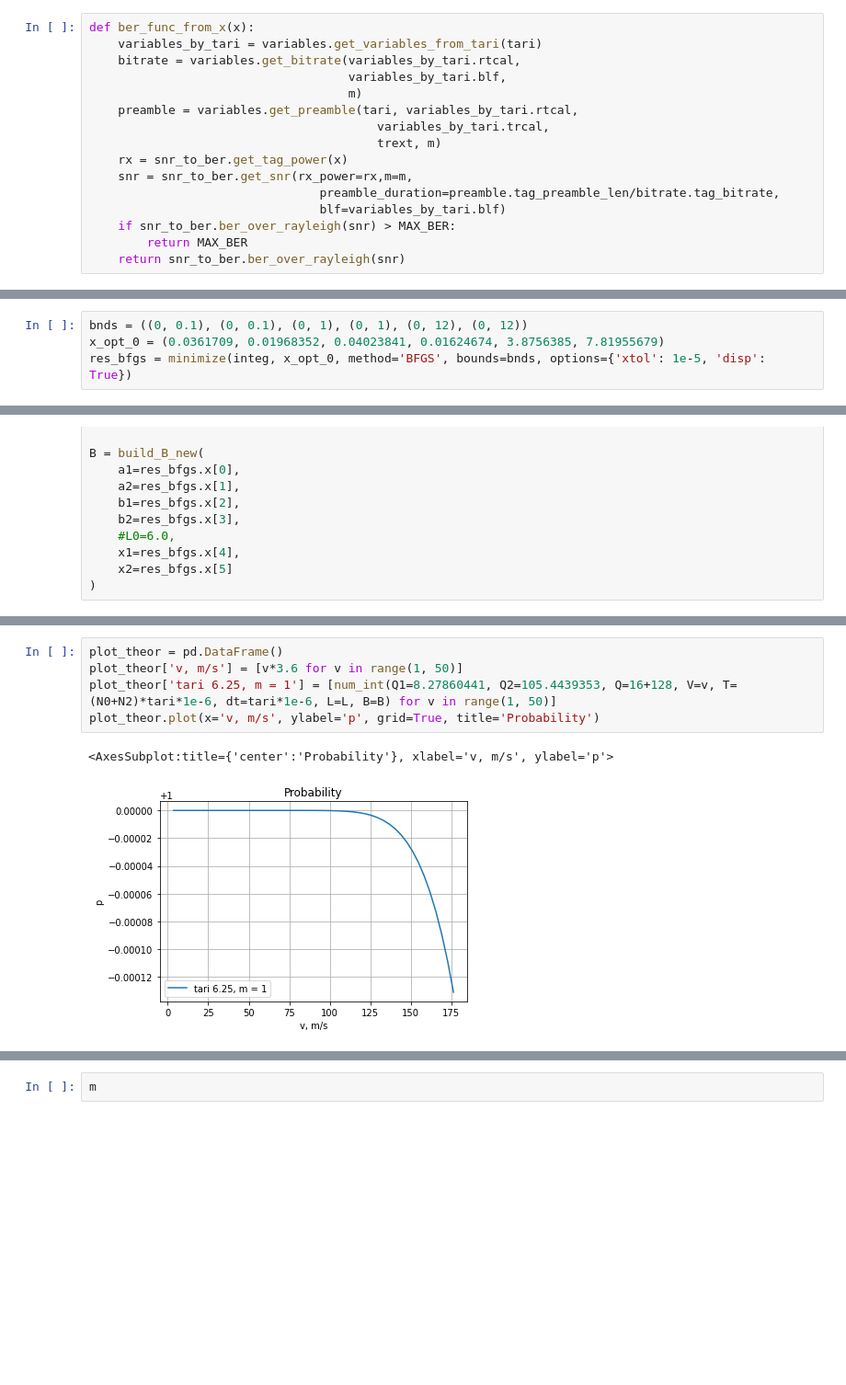
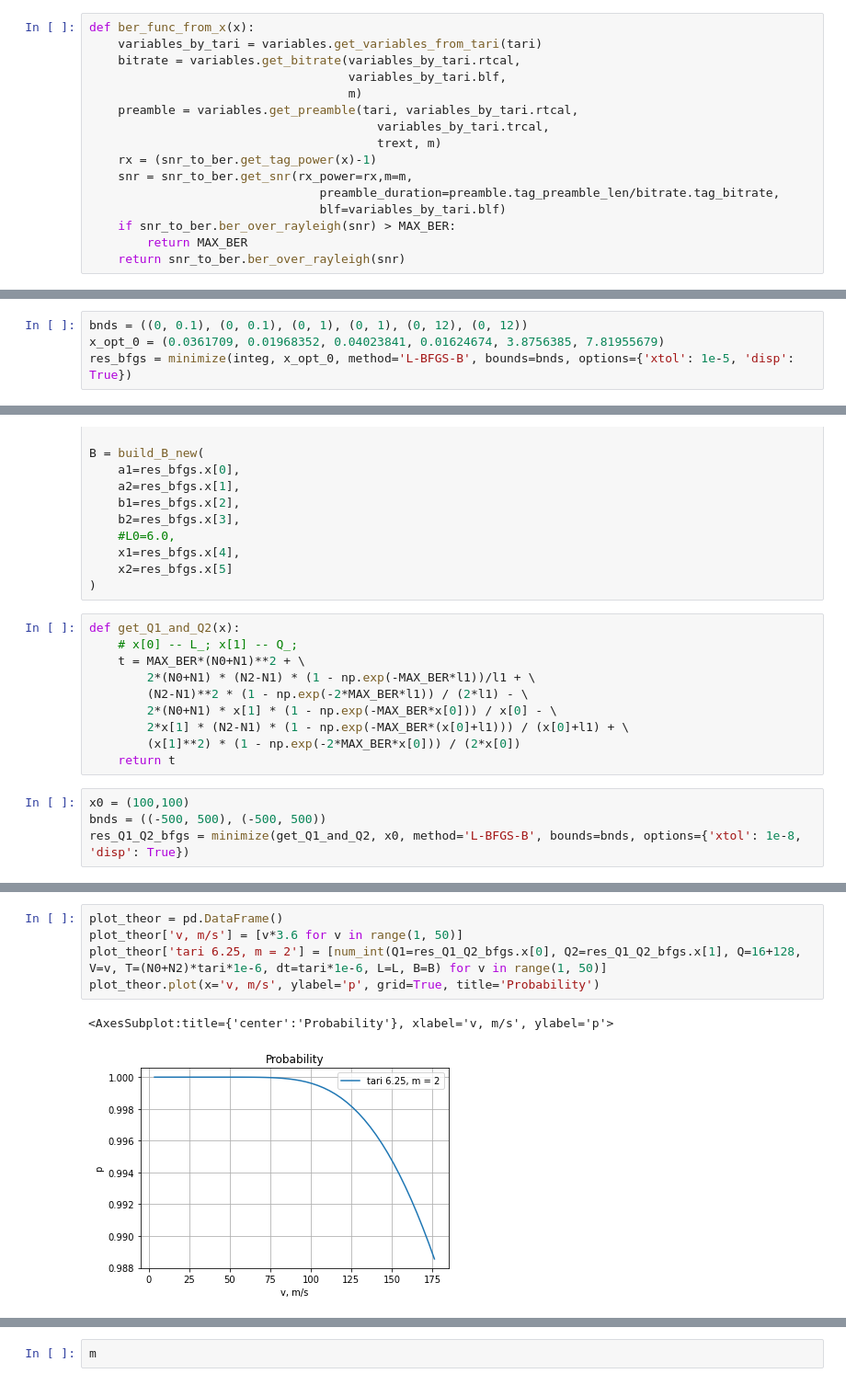
Before and after one commit to FenikL/rfid_project, a Jupyter notebook: experiments/estimate_ber_as_func.ipynb, the cells around one changed output, grey strips where cells are left out. Shown at 92% size. Drawn from its saved outputs; the diff is of its cells as text; blank space fills up the shorter version.

```diff
--- a/experiments/estimate_ber_as_func.ipynb
+++ b/experiments/estimate_ber_as_func.ipynb
@@ -90,7 +91,7 @@ def ber_func_from_x(x):
     preamble = variables.get_preamble(tari, variables_by_tari.rtcal,
                                         variables_by_tari.trcal,
                                         trext, m)
-    rx = snr_to_ber.get_tag_power(x)
+    rx = (snr_to_ber.get_tag_power(x)-1)
     snr = snr_to_ber.get_snr(rx_power=rx,m=m,
                                 preamble_duration=preamble.tag_preamble_len/bitrate.tag_bitrate,
                                 blf=variables_by_tari.blf)
@@ -125,4 +126,4 @@ def integ(x_opt):
 # %%
 bnds = ((0, 0.1), (0, 0.1), (0, 1), (0, 1), (0, 12), (0, 12))
 x_opt_0 = (0.0361709, 0.01968352, 0.04023841, 0.01624674, 3.8756385, 7.81955679)
-res_bfgs = minimize(integ, x_opt_0, method='BFGS', bounds=bnds, options={'xtol': 1e-5, 'disp': True})
+res_bfgs = minimize(integ, x_opt_0, method='L-BFGS-B', bounds=bnds, options={'xtol': 1e-5, 'disp': True})
@@ -198,3 +188,17 @@ B = build_B_new(
     x1=res_bfgs.x[4],
     x2=res_bfgs.x[5]
 )
+# %%
+def get_Q1_and_Q2(x):
+    # x[0] -- L_; x[1] -- Q_;
+    t = MAX_BER*(N0+N1)**2 + \
+        2*(N0+N1) * (N2-N1) * (1 - np.exp(-MAX_BER*l1))/l1 + \
+        (N2-N1)**2 * (1 - np.exp(-2*MAX_BER*l1)) / (2*l1) - \
+        2*(N0+N1) * x[1] * (1 - np.exp(-MAX_BER*x[0])) / x[0] - \
+        2*x[1] * (N2-N1) * (1 - np.exp(-MAX_BER*(x[0]+l1))) / (x[0]+l1) + \
+        (x[1]**2) * (1 - np.exp(-2*MAX_BER*x[0])) / (2*x[0])
+    return t
+# %%
+x0 = (100,100)
+bnds = ((-500, 500), (-500, 500))
+res_Q1_Q2_bfgs = minimize(get_Q1_and_Q2, x0, method='L-BFGS-B', bounds=bnds, options={'xtol': 1e-8, 'disp': True})
@@ -201,9 +237,9 @@ B = build_B_new(
 # %%
 plot_theor = pd.DataFrame()
 plot_theor['v, m/s'] = [v*3.6 for v in range(1, 50)]
-plot_theor['tari 6.25, m = 1'] = [num_int(Q1=8.27860441, Q2=105.4439353, Q=16+128, V=v, T=(N0+N2)*tari*1e-6, dt=tari*1e-6, L=L, B=B) for v in range(1, 50)]
+plot_theor['tari 6.25, m = 2'] = [num_int(Q1=res_Q1_Q2_bfgs.x[0], Q2=res_Q1_Q2_bfgs.x[1], Q=16+128, V=v, T=(N0+N2)*tari*1e-6, dt=tari*1e-6, L=L, B=B) for v in range(1, 50)]
 plot_theor.plot(x='v, m/s', ylabel='p', grid=True, title='Probability')
 # %% [output]
 <AxesSubplot:title={'center':'Probability'}, xlabel='v, m/s', ylabel='p'>
-[figure, old version]
+[figure, new version]
 # %%
```
Also changed, not shown: parts of 9 cells of this notebook, 3 other files.
